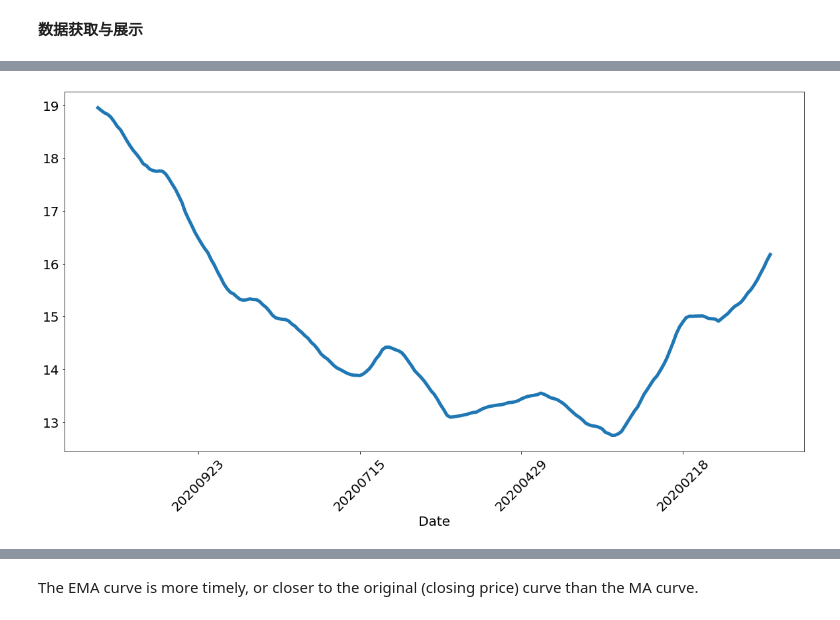
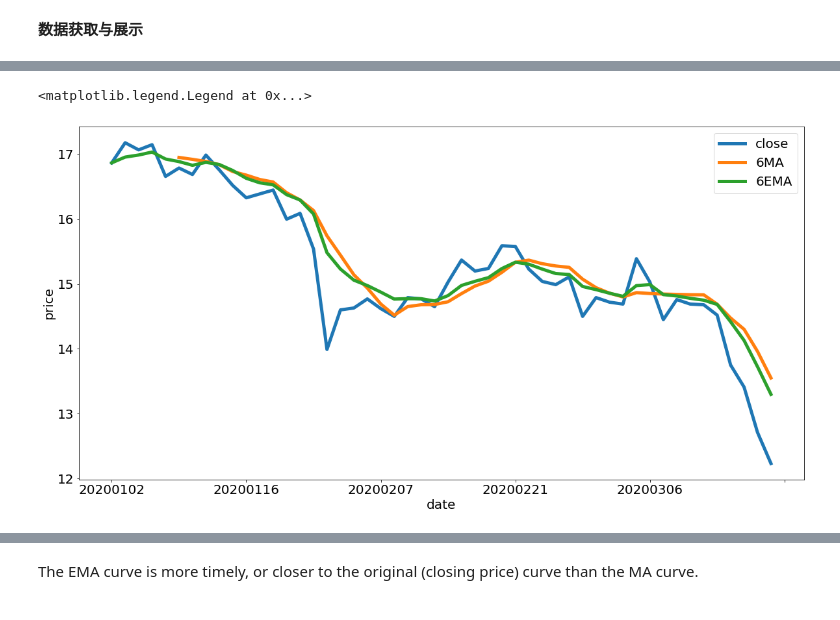
Before and after one commit to superMC5657/jrxy_python_course, a Jupyter notebook: ProgramSession/time_series_learn.ipynb, the cells around one changed output, grey strips where cells are left out. Cells and saved outputs as stored; diff of their text form; code cells hidden in the pictures.

```diff
--- a/ProgramSession/time_series_learn.ipynb
+++ b/ProgramSession/time_series_learn.ipynb
@@ -75,0 +67,20 @@ plt.xlabel('Time', fontsize=20);
+# %%
+cprice['close'].plot(figsize=(20,10), linewidth=5, fontsize=20, color = 'blue')
+plt.xlabel('date', fontsize=20);
+plt.ylabel('price', fontsize=20)
+
+cprice['log_close']=np.log(cprice['close'])
+cprice[['close','log_close']].plot()
+
+# fig = plt.figure()
+# ax1 = fig.add_subplot(111)
+# ax1.plot(cprice['close'], color='r', label='close')
+# ax1.set_ylabel('price')
+# # ax1.set_legend("close")
+# ax2 = ax1.twinx()  # this is the important function for plotting double y-axis figure
+# ax2.plot(cprice['log_close'], color='g', label='log_close')
+# ax2.set_xticks(cprice.index[::50])
+# ax2.set_ylabel('log price')
+# ax2.set_xlabel('date')
+
+# plt.show()
@@ -96 +113,14 @@ In statistics, a moving average is a calculation used to analyze data points by
 - closed：指定区间的开闭
+# %%
+cprice['20MA'] = cprice['close'].rolling(20).mean()  ## 计算20日移动平均
+cprice['20std'] = cprice['close'].rolling(20).std()   ## 计算20日移动标准差
+
+## 绘制图像
+plt.figure(figsize=(20,10))
+plt.plot(cprice['close'], 'k', label='close')
+plt.plot(cprice['20MA'], 'b', label='20MA')
+plt.legend(loc='upper left',fontsize=20)
+plt.fill_between(cprice.index, cprice['20MA']-2*cprice['20std'], cprice['20MA']+2*cprice['20std'], color='r', alpha=0.2)
+plt.xticks(cprice.index[::50],fontsize=20);
+plt.xlabel('date',fontsize=20);
+plt.ylabel('price',fontsize=20);
@@ -97,6 +148,11 @@ In statistics, a moving average is a calculation used to analyze data points by
 # %%
-cprice['close'].rolling(20).mean().plot(figsize=(20,10), linewidth=5, fontsize=20, rot = 45)
-plt.xlabel('Date', fontsize=20);
-# cprice
+cprice['6MA'] = cprice['close'].rolling(6).mean()
+cprice['6EMA'] = cprice['close'].ewm(span=6, adjust=False).mean()
+
+cprice[['close','6MA','6EMA']].iloc[:50,:].plot(figsize=(20,10), linewidth=5, fontsize=20)
+plt.xlabel('date',fontsize=20);
+plt.ylabel('price',fontsize=20);
+plt.legend(fontsize=20)
 # %% [output]
+<matplotlib.legend.Legend at 0x...>
-[figure, old version]
+[figure, new version]
```
Also changed, not shown: parts of 30 cells of this notebook.
